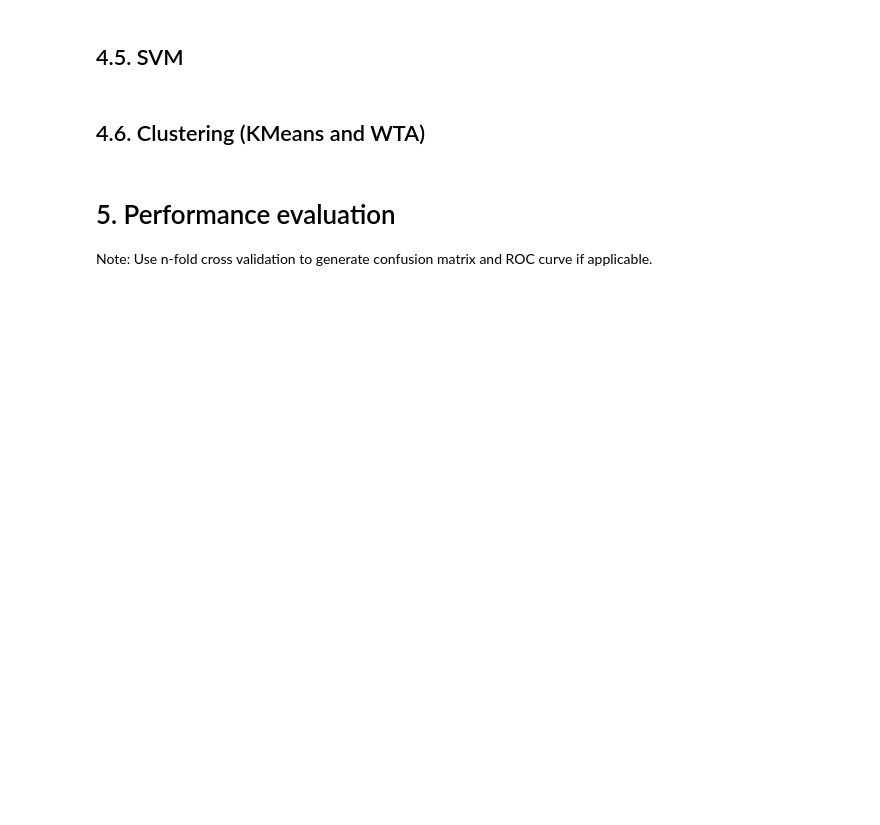
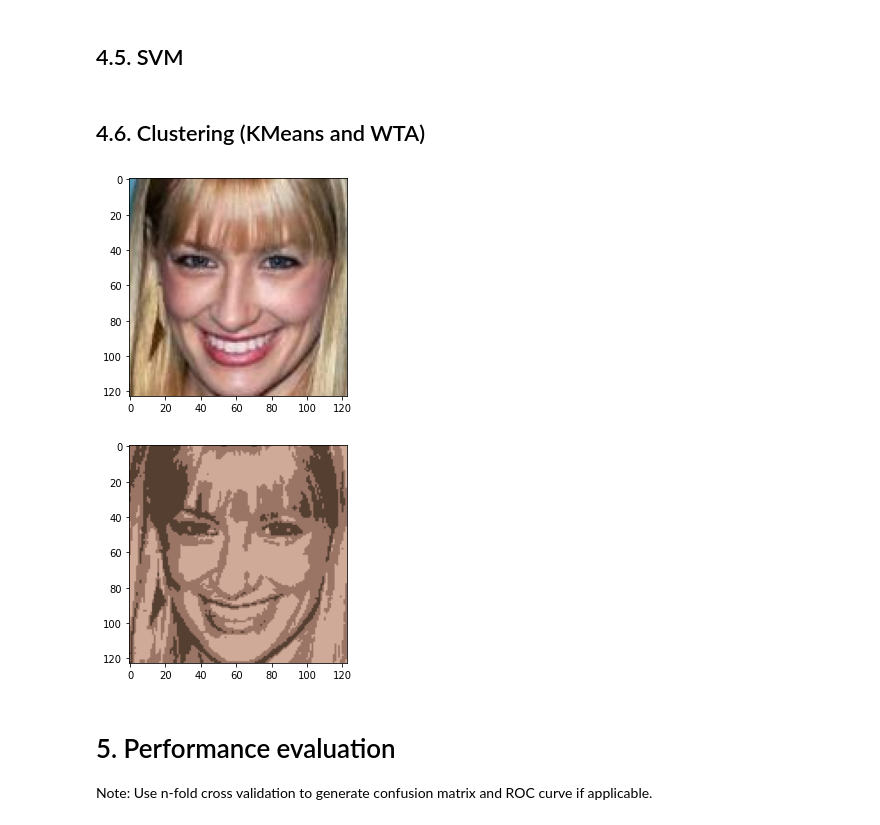
Before and after one commit to andreicozma1/CS522-TeamProject, a Jupyter notebook: main.ipynb, the cells around one changed output. Drawn from its saved outputs; the diff is of its cells as text; code cells hidden in the pictures; blank space fills up the shorter version.

Commit message:
Added kmeans_image_compress()

```diff
--- a/main.ipynb
+++ b/main.ipynb
@@ -412,6 +415,17 @@ print(x.shape)
 ## 4.5. SVM
 # %% [markdown]
 ## 4.6. Clustering (KMeans and WTA)
+# %%
+from kmeans import kmeans_image_compress
+
+plt.imshow(X_train[0])
+plt.show()
+
+plt.imshow(kmeans_image_compress(X_train[0], 3))
+plt.show()
+# %% [output]
+[figure, added]
+[figure, added]
 # %% [markdown]
 # 5. Performance evaluation
 Note: Use n-fold cross validation to generate confusion matrix and ROC curve if applicable.
```
Also changed, not shown: parts of 1 cell of this notebook, 1 other file.
